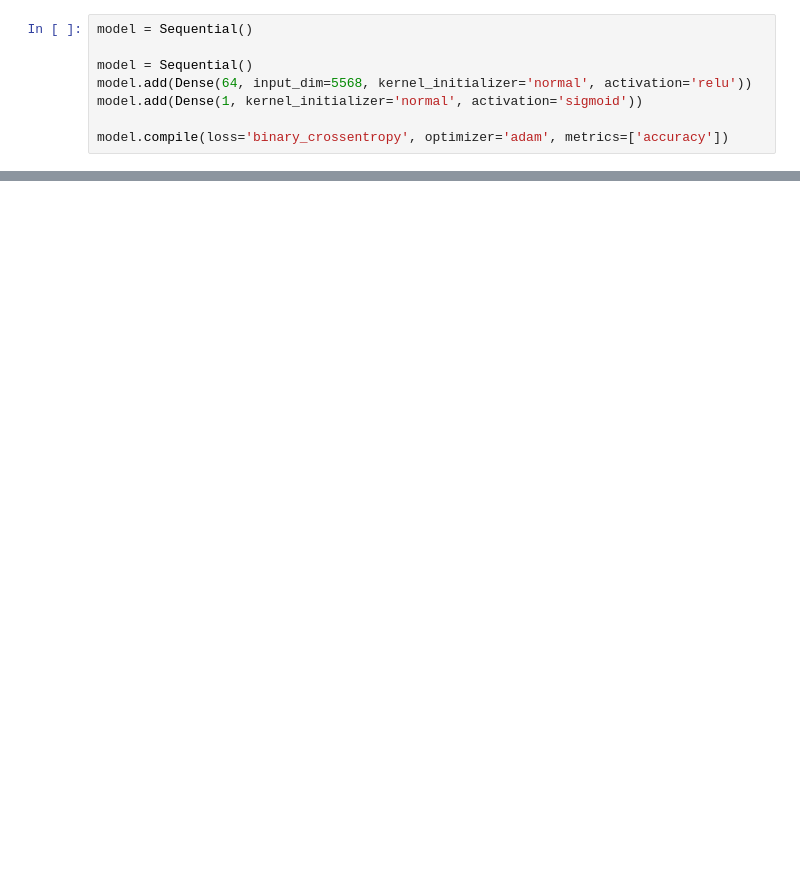
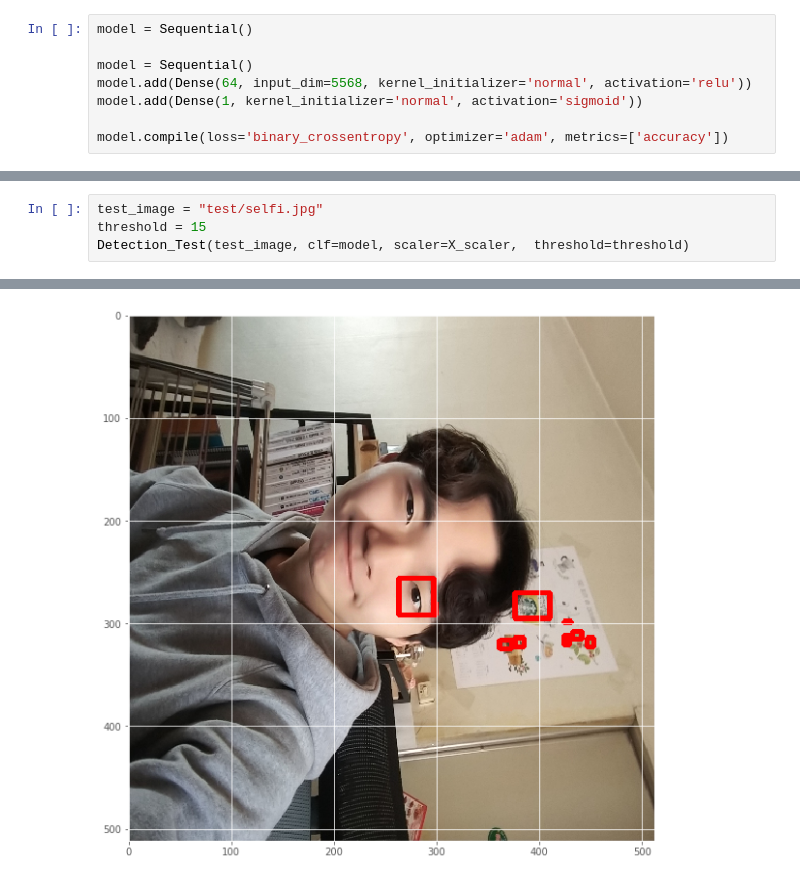
Before and after one commit to tiruss/eye_detector, a Jupyter notebook: Training.ipynb, the cells around one changed output, grey strips where cells are left out. Cells and saved outputs as stored; diff of their text form; blank space fills up the shorter version.

```diff
--- a/Training.ipynb
+++ b/Training.ipynb
@@ -264,0 +266,5 @@ C:\ProgramData\Anaconda3\lib\site-packages\skimage\feature\_hog.py:119: skimage_
+# %%
+test_image = "test/selfi.jpg"
+threshold = 15
+Detection_Test(test_image, clf=model, scaler=X_scaler,  threshold=threshold)
+# %% [output]
@@ -264,0 +273 @@ C:\ProgramData\Anaconda3\lib\site-packages\skimage\feature\_hog.py:119: skimage_
+[figure, added]
```
Also changed, not shown: parts of 15 cells of this notebook.
